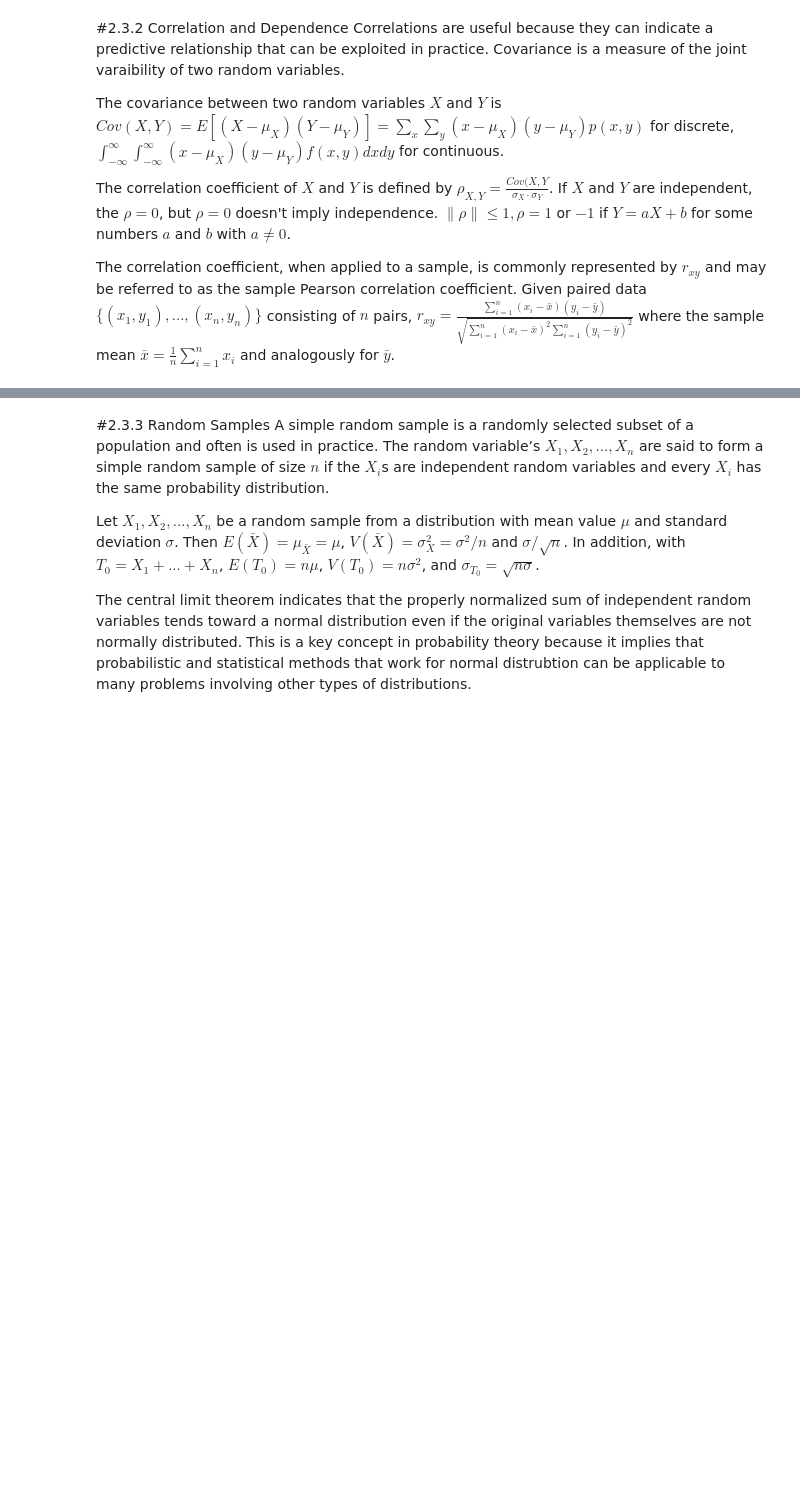
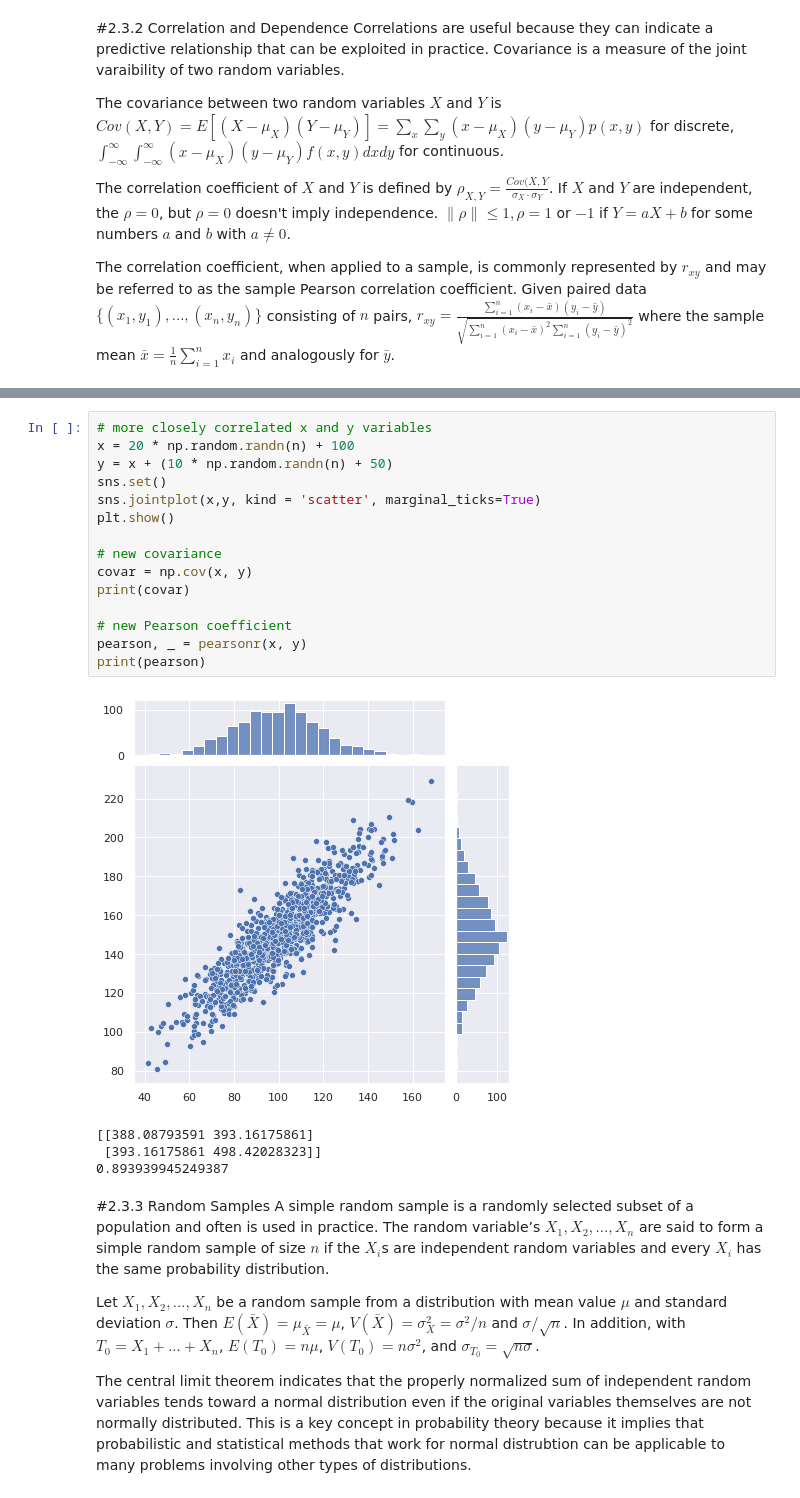
Before and after one commit to aaronyu888/mat-494-notebooks, a Jupyter notebook: Independent_Variables_and_Random_Samples.ipynb, the cells around one changed output, grey strips where cells are left out. Cells and saved outputs as stored; diff of their text form; blank space fills up the shorter version.

```diff
--- a/Independent_Variables_and_Random_Samples.ipynb
+++ b/Independent_Variables_and_Random_Samples.ipynb
@@ -24,3 +55,23 @@ The correlation coefficient of $X$ and $Y$ is defined by $\rho_{X,Y}=\frac{Cov(X
+# %%
+# more closely correlated x and y variables
+x = 20 * np.random.randn(n) + 100
+y = x + (10 * np.random.randn(n) + 50)
+sns.set()
+sns.jointplot(x,y, kind = 'scatter', marginal_ticks=True)
+plt.show()
+
+# new covariance
+covar = np.cov(x, y)
+print(covar)
+
+# new Pearson coefficient
+pearson, _ = pearsonr(x, y)
+print(pearson)
+# %% [output]
+[figure, added]
+[[388.08793591 393.16175861]
+ [393.16175861 498.42028323]]
+0.893939945249387
 # %% [markdown]
 #2.3.3 Random Samples
 A simple random sample is a randomly selected subset of a population and often is used in practice. The random variable’s $X_1,X_2,...,X_n$ are said to form a simple random sample of size $n$ if the $X_i$s are independent random variables and every $X_i$ has the same probability distribution.
```
Also changed, not shown: parts of 2 cells of this notebook.
